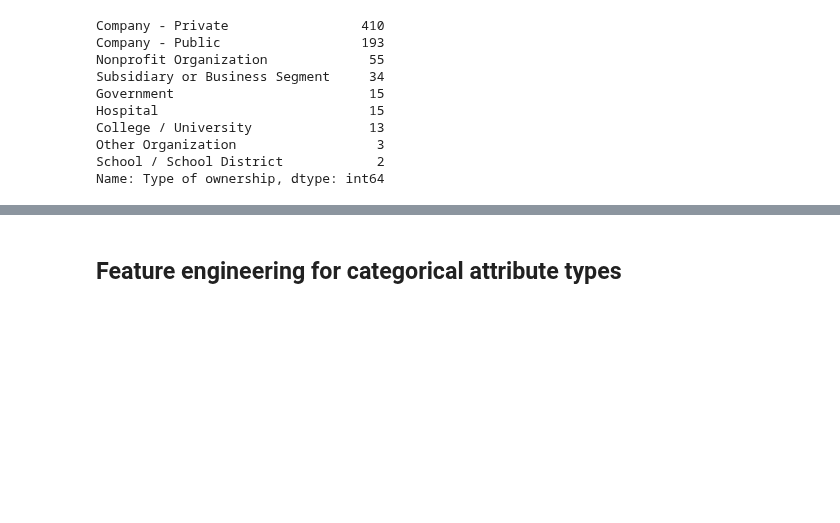
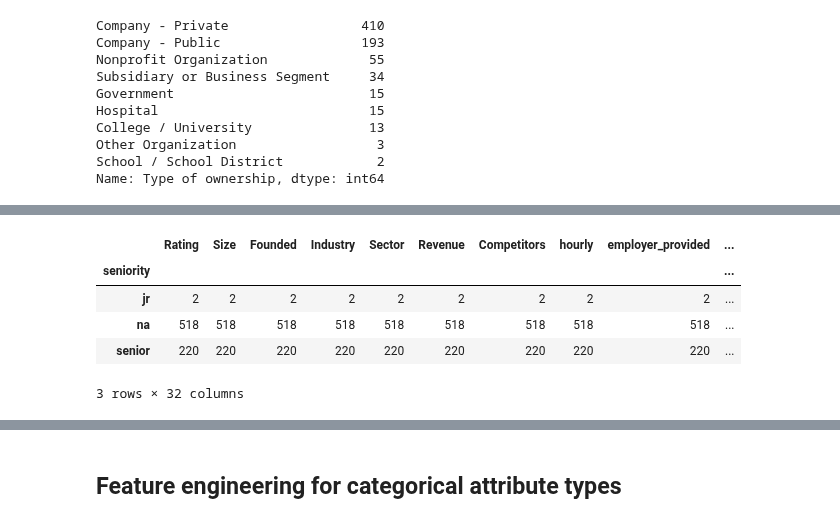
Before and after one commit to Shiska07/Data-Science-and-Machine-Learning, a Jupyter notebook: Neural Network Projects/Job Title Prediction Project.ipynb, the cells around one changed output, grey strips where cells are left out. Drawn from its saved outputs; the diff is of its cells as text; code cells hidden in the pictures; blank space fills up the shorter version.

```diff
--- a/Neural Network Projects/Job Title Prediction Project.ipynb
+++ b/Neural Network Projects/Job Title Prediction Project.ipynb
@@ -338,7 +380,14 @@ df.info()
 # %%
 df.drop('Type of ownership', axis = 1, inplace = True)
 # %%
-df.groupby('seniority').mean()
+df.groupby('seniority').count()
+# %% [output]
+|  | Rating | Size | Founded | Industry | Sector | Revenue | Competitors | hourly | employer_provided | ... |
+| seniority |  |  |  |  |  |  |  |  |  | ... |
+| jr | 2 | 2 | 2 | 2 | 2 | 2 | 2 | 2 | 2 | ... |
+| na | 518 | 518 | 518 | 518 | 518 | 518 | 518 | 518 | 518 | ... |
+| senior | 220 | 220 | 220 | 220 | 220 | 220 | 220 | 220 | 220 | ... |
+3 rows × 32 columns
 # %%
 df['seniority'] = df['seniority'].replace(['na'], 'mid')
 # %%
```
Also changed, not shown: parts of 41 cells of this notebook.
